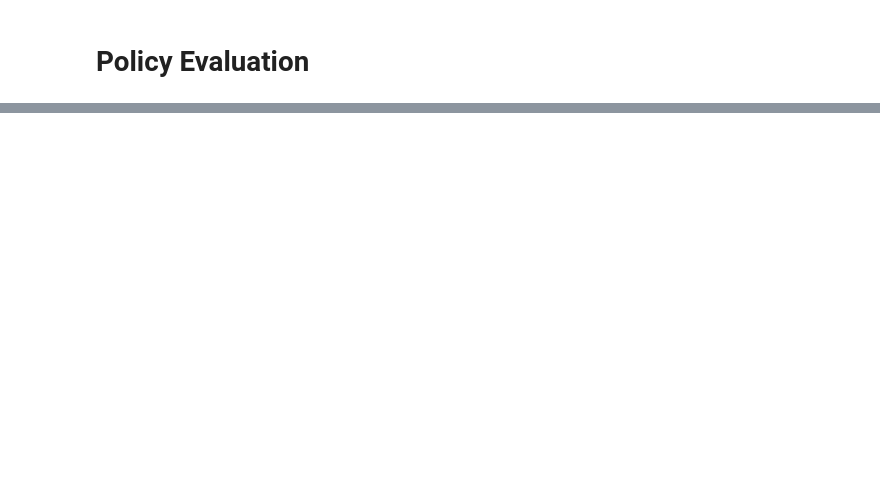
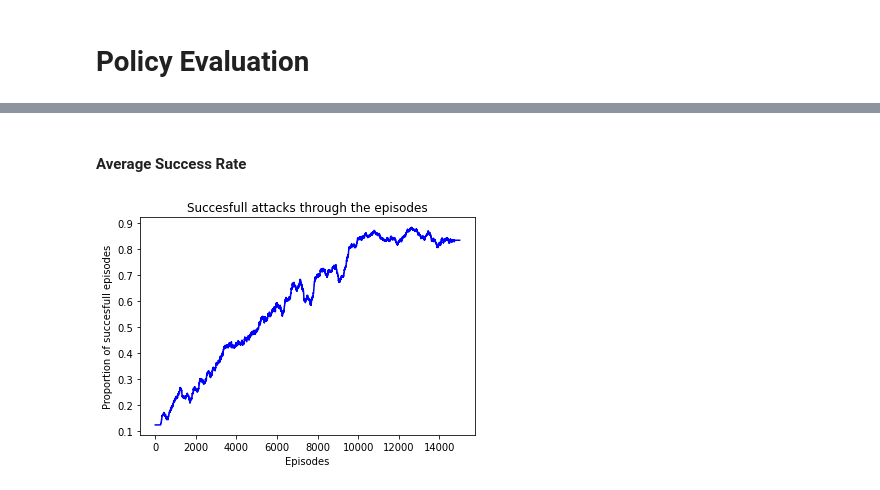
Before and after one commit to juanbeta98/CPSS, a Jupyter notebook: Policy Evaluation.ipynb, the cells around one changed output, grey strips where cells are left out. Saved outputs shown, nothing was run; the diff lists cells and outputs as text; code cells hidden in the pictures; blank space fills up the shorter version.

```diff
--- a/Policy Evaluation.ipynb
+++ b/Policy Evaluation.ipynb
@@ -46,0 +143,10 @@ env = CPSsenv(network = network, T_max = T_max, termination = termination, nw_pa
+# %% [markdown]
+#### Average Success Rate
+# %%
+plt.plot(average_probs, color = 'blue')
+plt.title('Succesfull attacks through the episodes')
+plt.xlabel('Episodes')
+plt.ylabel('Proportion of succesfull episodes')
+plt.show()
+# %% [output]
+[figure, added]
```
Also changed, not shown: parts of 23 cells of this notebook, 3 other files.
